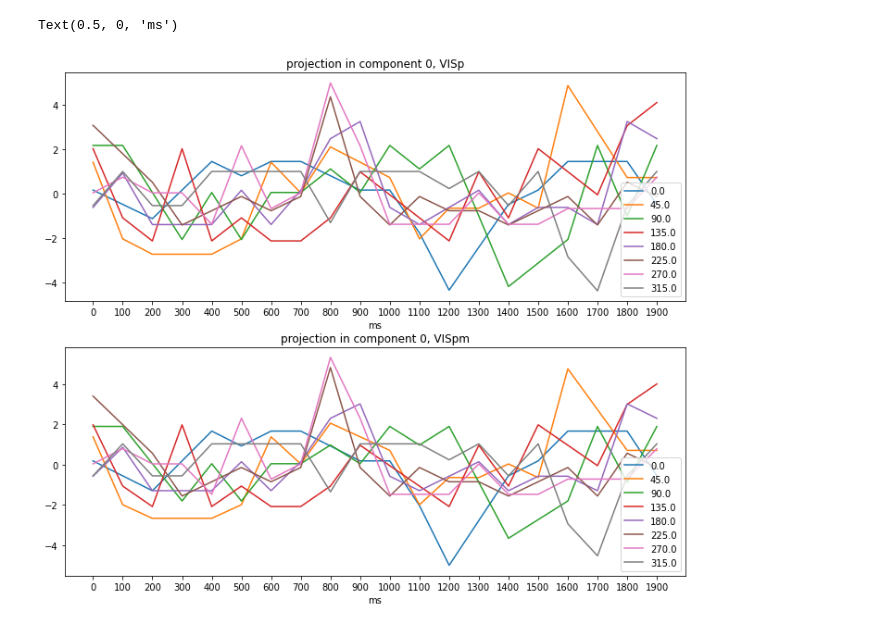
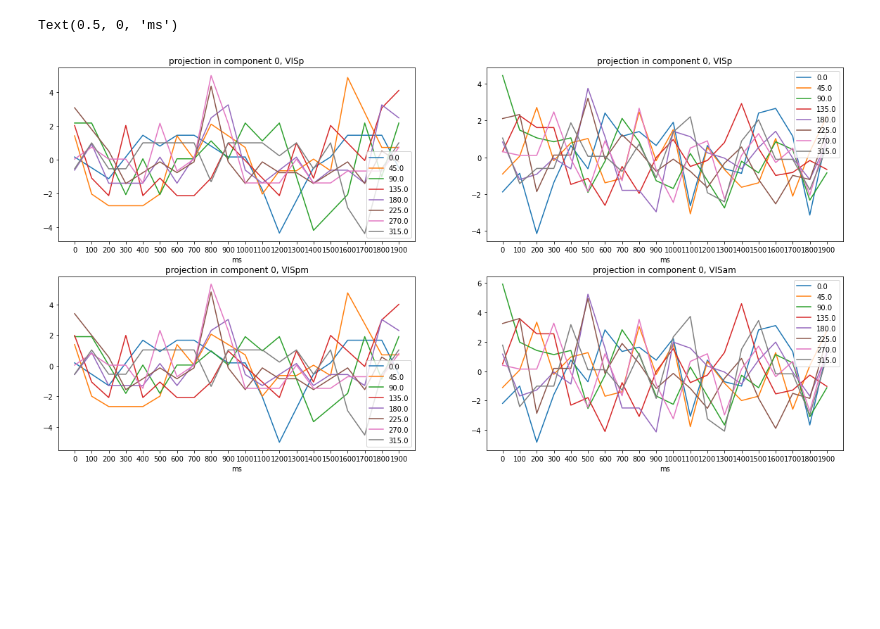
Before and after one commit to Jp-17/Coding_learning, a Jupyter notebook: Project_explore/Information_flow_across_areas/IFCA_dynamics_part1.ipynb, the cells around one changed output. Saved outputs shown, nothing was run; the diff lists cells and outputs as text; code cells hidden in the pictures; blank space fills up the shorter version.

```diff
--- a/Project_explore/Information_flow_across_areas/IFCA_dynamics_part1.ipynb
+++ b/Project_explore/Information_flow_across_areas/IFCA_dynamics_part1.ipynb
@@ -211,15 +217,25 @@ n_components = 10
 
 num_bins_1, num_neurons_1 = ori_response_matrix_1[0.0].shape
 num_bins_2, num_neurons_2 = ori_response_matrix_2[0.0].shape
+num_bins_3, num_neurons_3 = ori_response_matrix_3[0.0].shape
 
-ori_corr = np.empty([len(ori_list), n_components])
-ori_w_1 = np.empty([len(ori_list), num_neurons_1, n_components])
+ori_corr_12 = np.empty([len(ori_list), n_components])
+ori_corr_13 = np.empty([len(ori_list), n_components])
+
+ori_w_1_2 = np.empty([len(ori_list), num_neurons_1, n_components])
+ori_w_1_3 = np.empty([len(ori_list), num_neurons_1, n_components])
 ori_w_2 = np.empty([len(ori_list), num_neurons_2, n_components])
-ori_z_1 = np.empty([len(ori_list), num_bins_1, n_components])
+ori_w_3 = np.empty([len(ori_list), num_neurons_3, n_components])
+
+ori_z_1_2 = np.empty([len(ori_list), num_bins_1, n_components])
+ori_z_1_3 = np.empty([len(ori_list), num_bins_1, n_components])
 ori_z_2 = np.empty([len(ori_list), num_bins_2, n_components])
+ori_z_3 = np.empty([len(ori_list), num_bins_3, n_components])
 
 for i, ori in enumerate(ori_list):
     design_matrix_1 = ori_response_matrix_1[ori]
     design_matrix_2 = ori_response_matrix_2[ori]
+    design_matrix_3 = ori_response_matrix_3[ori]
 
-    ori_corr[i], (ori_w_1[i], ori_w_2[i]), (ori_z_1[i], ori_z_2[i]) = corr_area_pairs(design_matrix_1, design_matrix_2, n_components)
+    ori_corr_12[i], (ori_w_1_2[i], ori_w_2[i]), (ori_z_1_2[i], ori_z_2[i]) = corr_area_pairs(design_matrix_1, design_matrix_2, n_components)
+    ori_corr_13[i], (ori_w_1_3[i], ori_w_3[i]), (ori_z_1_3[i], ori_z_3[i]) = corr_area_pairs(design_matrix_1, design_matrix_3, n_components)
@@ -247,24 +278,38 @@ Text(0.5, 0, 'compentent')
 # %%
 component = 0
 
-f, axes = plt.subplots(nrows=2, figsize=(12, 10))
+f, axes = plt.subplots(nrows=2, ncols=2, figsize=(20, 10))
 
-axes[0].plot(ori_z_1[:, :, component].T)
-axes[0].legend(ori_list)
-axes[0].set_title(f'projection in component {component}, {area_1}')
-axes[0].set_xticks(np.arange(len(time_bins)))
-axes[0].set_xticklabels(np.arange(len(time_bins))*100)
-axes[0].set_xlabel('ms')
+axes[0][0].plot(ori_z_1_2[:, :, component].T)
+axes[0][0].legend(ori_list)
+axes[0][0].set_title(f'projection in component {component}, {area_1}')
+axes[0][0].set_xticks(np.arange(len(time_bins)))
+axes[0][0].set_xticklabels(np.arange(len(time_bins))*100)
+axes[0][0].set_xlabel('ms')
 
-axes[1].plot(ori_z_2[:, :, component].T)
-axes[1].legend(ori_list)
-axes[1].set_title(f'projection in component {component}, {area_2}')
-axes[1].set_xticks(np.arange(len(time_bins)))
-axes[1].set_xticklabels(np.arange(len(time_bins))*100)
-axes[1].set_xlabel('ms')
+axes[1][0].plot(ori_z_2[:, :, component].T)
+axes[1][0].legend(ori_list)
+axes[1][0].set_title(f'projection in component {component}, {area_2}')
+axes[1][0].set_xticks(np.arange(len(time_bins)))
+axes[1][0].set_xticklabels(np.arange(len(time_bins))*100)
+axes[1][0].set_xlabel('ms')
+
+axes[0][1].plot(ori_z_1_3[:, :, component].T)
+axes[0][1].legend(ori_list)
+axes[0][1].set_title(f'projection in component {component}, {area_1}')
+axes[0][1].set_xticks(np.arange(len(time_bins)))
+axes[0][1].set_xticklabels(np.arange(len(time_bins))*100)
+axes[0][1].set_xlabel('ms')
+
+axes[1][1].plot(ori_z_3[:, :, component].T)
+axes[1][1].legend(ori_list)
+axes[1][1].set_title(f'projection in component {component}, {area_3}')
+axes[1][1].set_xticks(np.arange(len(time_bins)))
+axes[1][1].set_xticklabels(np.arange(len(time_bins))*100)
+axes[1][1].set_xlabel('ms')
 # %% [output]
 Text(0.5, 0, 'ms')
-[figure, old version]
+[figure, new version]
 # %%
 component = 1
 
```
Also changed, not shown: parts of 10 cells of this notebook.
